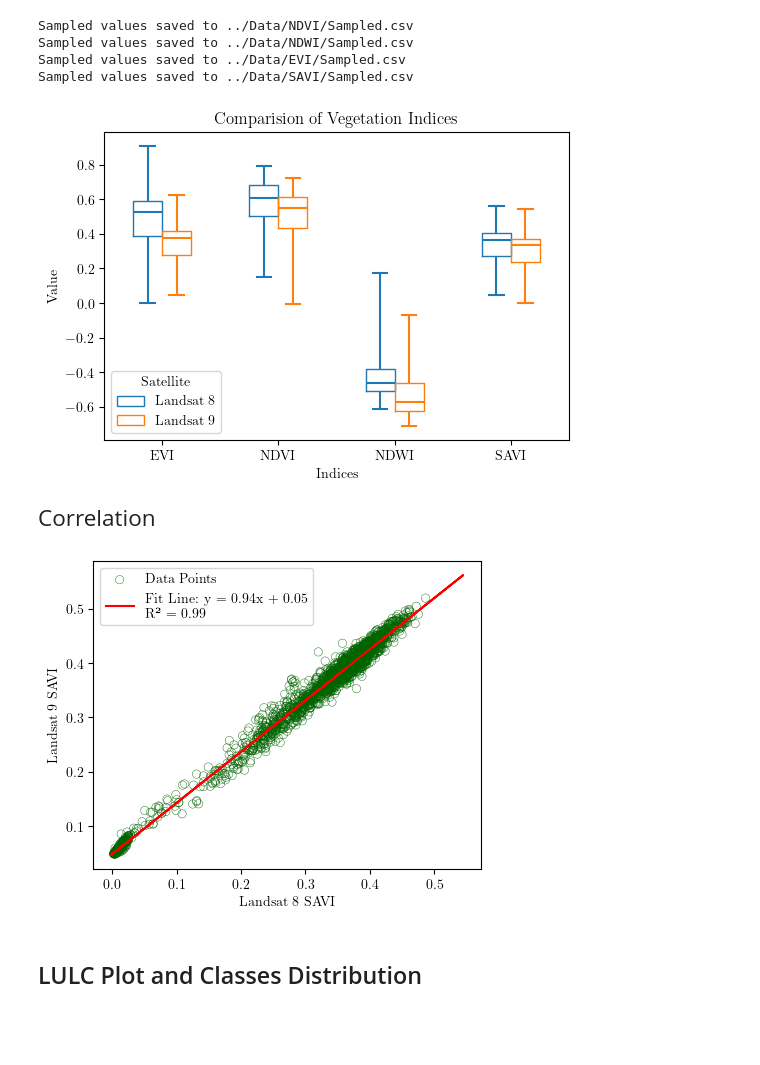
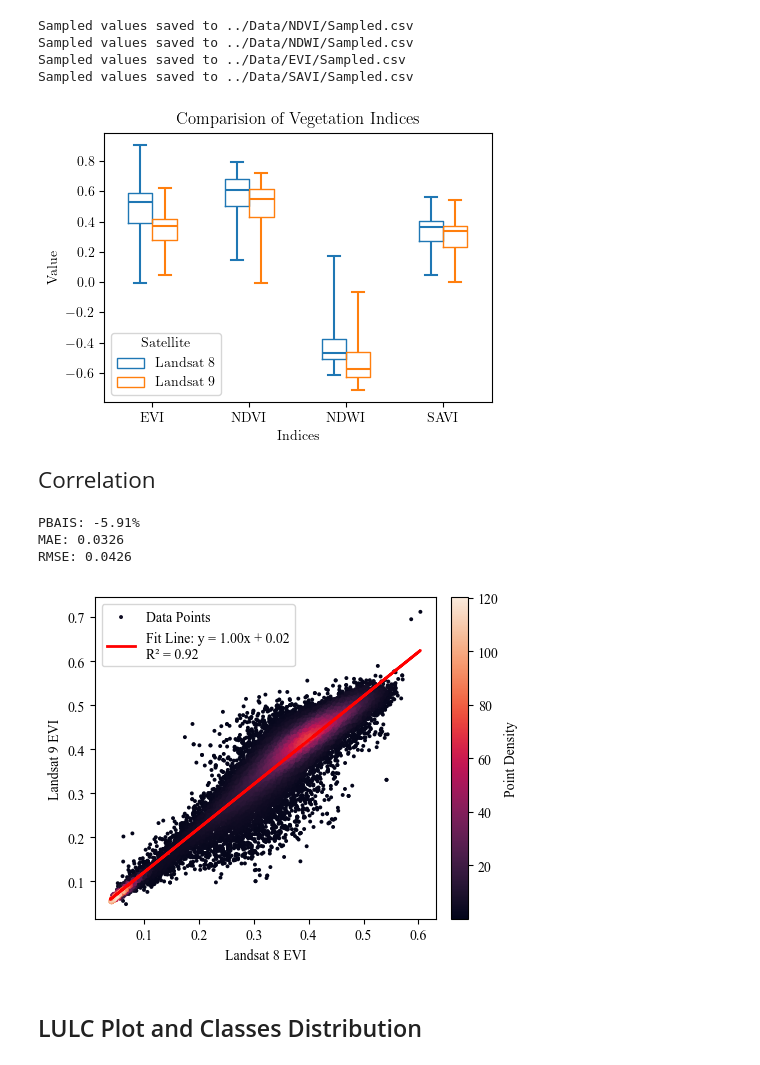
Before and after one commit to aakritiadk1/Vegetation_Indices, a Jupyter notebook: code/metricscalcandplot.ipynb, the cells around one changed output. Cells and saved outputs as stored; diff of their text form; code cells hidden in the pictures; blank space fills up the shorter version.

Commit message:
update the codes to make plot and apply scaling factors in landsat data

```diff
--- a/code/metricscalcandplot.ipynb
+++ b/code/metricscalcandplot.ipynb
@@ -72,21 +74,21 @@ Sampled values saved to ../Data/SAVI/Sampled.csv
 # %%
 # Load the combined file into a DataFrame
 file_path = Path("../Data/VegetationIndicesCombined.csv")
 data_frame = pd.read_csv(file_path)
 
 # Plotting box plot for each column
-plt.figure(figsize=(6, 4))
+plt.figure(figsize=(5, 3.5))
 sns.boxplot(x = 'Indices', y='Value', data=data_frame, hue='Satellite', fill = False, whis=(0,100), width=0.5, boxprops={'linewidth': 1})
 
 plt.title('Comparision of Vegetation Indices', fontsize=12, fontweight='bold')
 plt.xlabel('Indices', fontsize=10, fontweight='bold')
 plt.ylabel('Value', fontsize=10, fontweight='bold')
 plt.legend(title='Satellite', loc='lower left', fontsize=10)
 
 plt.savefig('../Images/boxplot.png', dpi = 500, bbox_inches = 'tight')
 plt.show()
 # %% [output]
-[figure, old version]
+[figure, new version]
 # %% [markdown]
 <span style="font-family: 'Times New Roman', Times, serif; font-size: 1.5em;">Correlation</span>
 # %%
@@ -103,10 +105,36 @@ landsat_9 = read_raster('../Data/SAVI/landsat_9SAVI.tif')
+# %%
+# Landsat_8 and landsat_9 are numpy arrays
+raster_data1 = np.array(landsat_8)
+raster_data2 = np.array(landsat_9)
+
+# Calculate differences
+differences = raster_data1 - raster_data2
+
+# Calculate PBAIS
+pba = np.sum(differences) / np.sum(raster_data2) * 100
+
+# Calculate MAE
+mae = np.mean(np.abs(differences))
+
+# Calculate RMSE
+rmse = np.sqrt(np.mean(differences**2))
+
+print(f"PBAIS: {pba:.2f}%")
+print(f"MAE: {mae:.4f}")
+print(f"RMSE: {rmse:.4f}")
+# %% [output]
+PBAIS: -5.91%
+MAE: 0.0326
+RMSE: 0.0426
 # %%
 import numpy as np
 import matplotlib.pyplot as plt
 from sklearn.linear_model import LinearRegression
 from sklearn.metrics import r2_score
+from matplotlib import gridspec
+from scipy.stats import gaussian_kde
 
-# Assuming landsat_8 and landsat_9 are numpy arrays
+# Landsat_8 and landsat_9 are numpy arrays
 raster_data1 = np.array(landsat_8)
 raster_data2 = np.array(landsat_9)
 
@@ -123,25 +151,34 @@ r2 = r2_score(raster_data2, model.predict(raster_data1))
 # Generate fit line
 fit_line = model.predict(raster_data1)
 
-# Select a subset of points for plotting
-subset_indices = np.random.choice(raster_data1.shape[0], size=2000, replace=False)
-subset_raster_data1 = raster_data1[subset_indices]
-subset_raster_data2 = raster_data2[subset_indices]
+# Compute density using Gaussian KDE
+kde = gaussian_kde([raster_data1.flatten(), raster_data2.flatten()])
+density = kde([raster_data1.flatten(), raster_data2.flatten()])
 
-# Plot subset of data points and fit line
-plt.figure(figsize=(5, 4))
-plt.scatter(subset_raster_data1, subset_raster_data2, edgecolor='darkgreen', linewidths=0.3, facecolor='none', label='Data Points')
-plt.plot(raster_data1, fit_line, color='red', label=f'Fit Line: y = {slope:.2f}x + {intercept:.2f}\nR² = {r2:.2f}')
-plt.xlabel('Landsat 8 SAVI', fontsize=10)
-plt.ylabel('Landsat 9 SAVI', fontsize=10)
-plt.legend()
+# Create the plot with gridspec
+fig = plt.figure(figsize=(5, 4))
+gs = gridspec.GridSpec(1, 2, width_ratios=[20, 1])  # Adjust width ratios as needed
 
-#Save the plot
-plt.savefig('../Images/linearregSAVI.png', dpi = 500, bbox_inches = 'tight')
-plt.grid(False)
+# Main plot
+ax0 = plt.subplot(gs[0])
+scatter = ax0.scatter(raster_data1, raster_data2, c=density, cmap='rocket', edgecolor='none', alpha=1, s=8, label='Data Points')
+ax0.plot(raster_data1, fit_line, color='red', linewidth=2, label=f'Fit Line: y = {slope:.2f}x + {intercept:.2f}\nR² = {r2:.2f}')
+ax0.set_xlabel('Landsat 8 EVI', fontsize=10)
+ax0.set_ylabel('Landsat 9 EVI', fontsize=10)
+ax0.legend()
+ax0.grid(False)
+
+# Color bar
+ax1 = plt.subplot(gs[1])
+cb = plt.colorbar(scatter, cax=ax1)
+cb.set_label('Point Density')
+
+# Adjust the layout
+plt.tight_layout()
+plt.savefig('../Images/linearregEVI.png', dpi=500, bbox_inches='tight')
 plt.show()
 # %% [output]
-[figure, old version]
+[figure, new version]
 # %% [markdown]
 ## LULC Plot and Classes Distribution
 # %%
```
Also changed, not shown: parts of 9 cells of this notebook, 2 other files.
